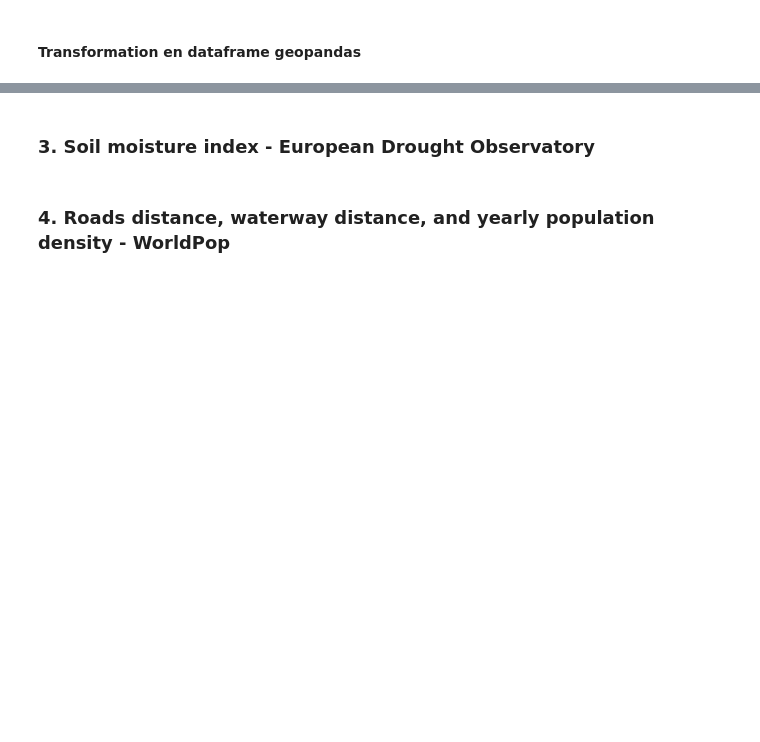
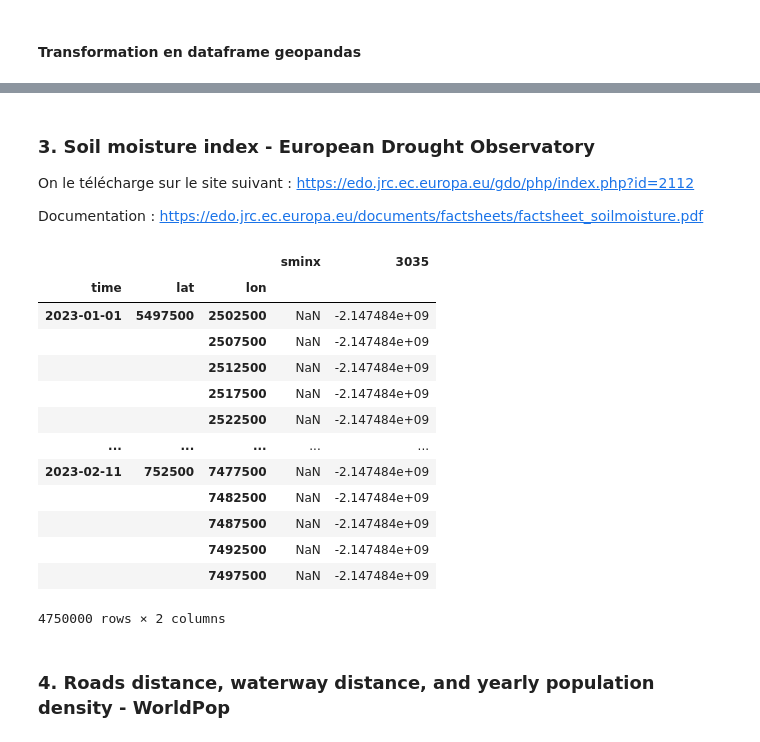
Before and after one commit to pyronear/pyro-risks, a Jupyter notebook: pyro_risks/notebooks/requetes_apis.ipynb, the cells around one changed output, grey strips where cells are left out. Cells and saved outputs as stored; diff of their text form; code cells hidden in the pictures; blank space fills up the shorter version.

```diff
--- a/pyro_risks/notebooks/requetes_apis.ipynb
+++ b/pyro_risks/notebooks/requetes_apis.ipynb
@@ -292,5 +471,31 @@ Avantages / Inconvénients :
 # %% [markdown]
 ### 3. Soil moisture index - European Drought Observatory
+
+On le télécharge sur le site suivant : https://edo.jrc.ec.europa.eu/gdo/php/index.php?id=2112
+
+Documentation : https://edo.jrc.ec.europa.eu/documents/factsheets/factsheet_soilmoisture.pdf
+# %%
+smi_filepath = "pyro_risks/data/edo_soil_moisture_index_20230101_20230211_t.nc"
+
+smi_ds = xr.open_dataset(smi_filepath)
+smi_data = smi_ds.to_dataframe()
+# %%
+smi_data
+# %% [output]
+|  |  |  | sminx | 3035 |
+| time | lat | lon |  |  |
+| 2023-01-01 | 5497500 | 2502500 | NaN | -2.147484e+09 |
+|  |  | 2507500 | NaN | -2.147484e+09 |
+|  |  | 2512500 | NaN | -2.147484e+09 |
+|  |  | 2517500 | NaN | -2.147484e+09 |
+|  |  | 2522500 | NaN | -2.147484e+09 |
+| ... | ... | ... | ... | ... |
+| 2023-02-11 | 752500 | 7477500 | NaN | -2.147484e+09 |
+|  |  | 7482500 | NaN | -2.147484e+09 |
+|  |  | 7487500 | NaN | -2.147484e+09 |
+|  |  | 7492500 | NaN | -2.147484e+09 |
+|  |  | 7497500 | NaN | -2.147484e+09 |
+4750000 rows × 2 columns
 # %% [markdown]
 ### 4. Roads distance, waterway distance, and yearly population density - WorldPop
 # %% [markdown]
```
Also changed, not shown: parts of 18 cells of this notebook.
